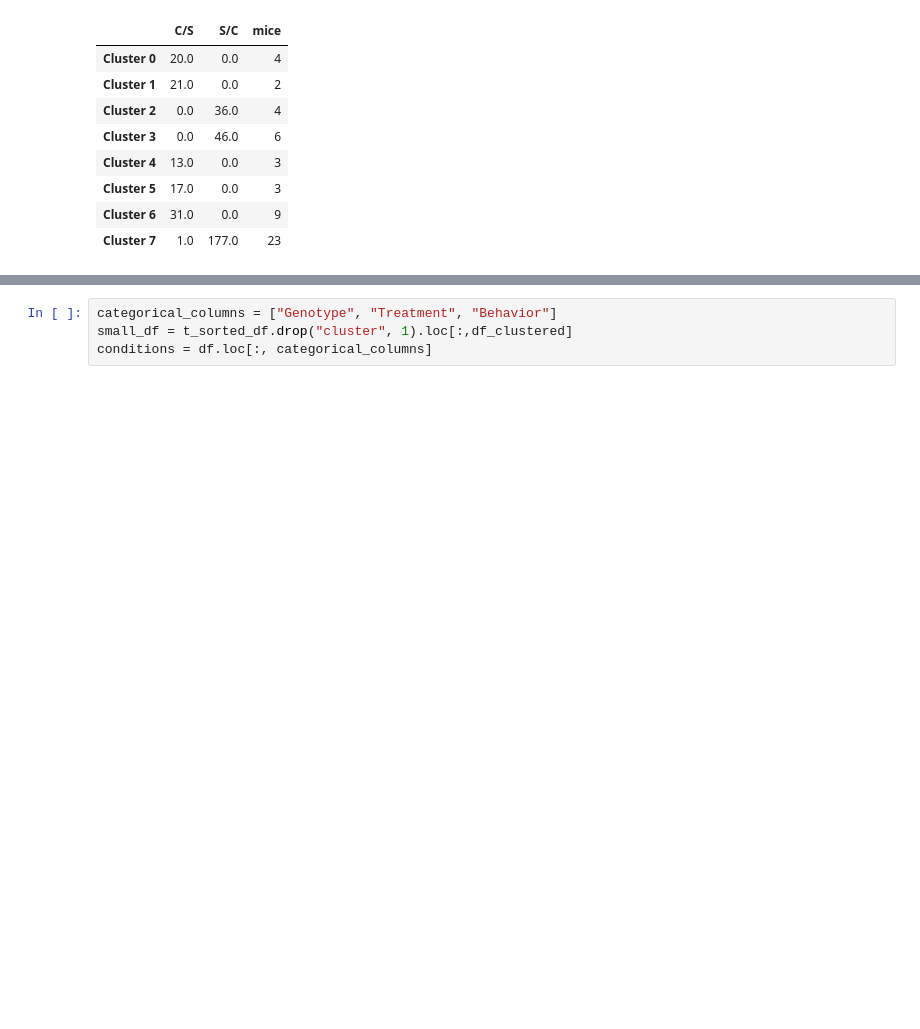
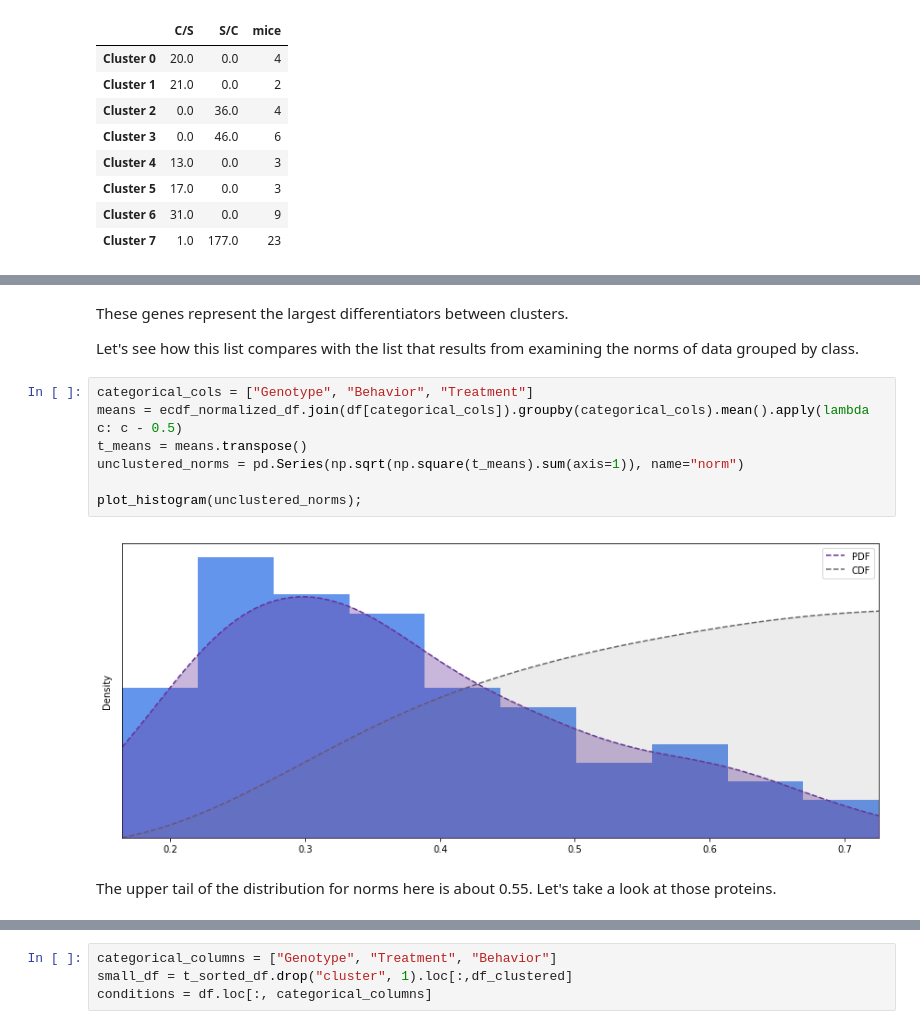
Before and after one commit to nathan-rice/exploratory-data-analysis, a Jupyter notebook: Exploratory Data Analysis in Python.ipynb, the cells around one changed output, grey strips where cells are left out. Drawn from its saved outputs; the diff is of its cells as text; blank space fills up the shorter version.

```diff
--- a/Exploratory Data Analysis in Python.ipynb
+++ b/Exploratory Data Analysis in Python.ipynb
@@ -395,0 +470,15 @@ There aren't extreme outliers on the distribution of the norms.
+# %% [markdown]
+These genes represent the largest differentiators between clusters.
+
+Let's see how this list compares with the list that results from examining the norms of data grouped by class.
+# %%
+categorical_cols = ["Genotype", "Behavior", "Treatment"]
+means = ecdf_normalized_df.join(df[categorical_cols]).groupby(categorical_cols).mean().apply(lambda c: c - 0.5)
+t_means = means.transpose()
+unclustered_norms = pd.Series(np.sqrt(np.square(t_means).sum(axis=1)), name="norm")
+
+plot_histogram(unclustered_norms);
+# %% [output]
+[figure, added]
+# %% [markdown]
+The upper tail of the distribution for norms here is about 0.55.  Let's take a look at those proteins.
```
Also changed, not shown: parts of 55 cells of this notebook, 1 other file.
